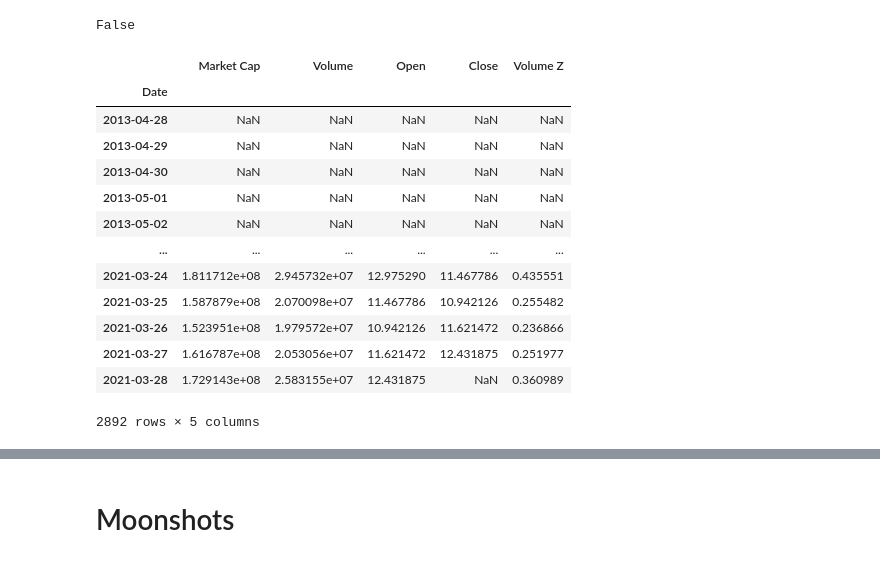
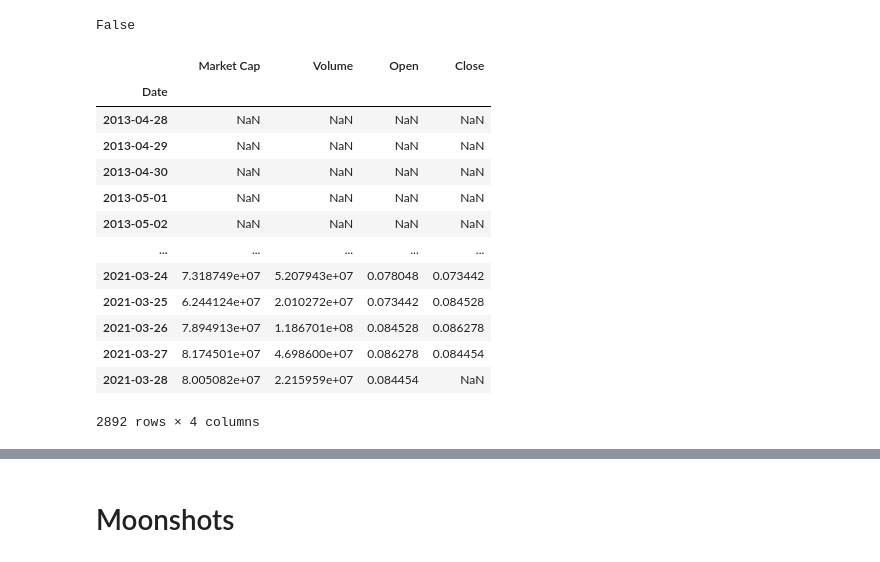
Before and after one commit to bplfamily/bplnotebooks, a Jupyter notebook: 01 - CoinGecko/Reverse ticks.ipynb, the cells around one changed output, grey strips where cells are left out. Saved outputs shown, nothing was run; the diff lists cells and outputs as text; code cells hidden in the pictures.

```diff
--- a/01 - CoinGecko/Reverse ticks.ipynb
+++ b/01 - CoinGecko/Reverse ticks.ipynb
@@ -75,21 +75,22 @@ def check_conditions(coin_id = None, DF = None, df = None):
 check_conditions(coin_id = 'bitcoin', DF = DF)
 # %% [output]
 False
-# %%
-sub_df
-# %% [output]
-|  | Market Cap | Volume | Open | Close | Volume Z |
-| Date |  |  |  |  |  |
-| 2013-04-28 | NaN | NaN | NaN | NaN | NaN |
-| 2013-04-29 | NaN | NaN | NaN | NaN | NaN |
-| 2013-04-30 | NaN | NaN | NaN | NaN | NaN |
-| 2013-05-01 | NaN | NaN | NaN | NaN | NaN |
-| 2013-05-02 | NaN | NaN | NaN | NaN | NaN |
-| ... | ... | ... | ... | ... | ... |
-| 2021-03-24 | 1.811712e+08 | 2.945732e+07 | 12.975290 | 11.467786 | 0.435551 |
-| 2021-03-25 | 1.587879e+08 | 2.070098e+07 | 11.467786 | 10.942126 | 0.255482 |
-| 2021-03-26 | 1.523951e+08 | 1.979572e+07 | 10.942126 | 11.621472 | 0.236866 |
-| 2021-03-27 | 1.616787e+08 | 2.053056e+07 | 11.621472 | 12.431875 | 0.251977 |
-| 2021-03-28 | 1.729143e+08 | 2.583155e+07 | 12.431875 | NaN | 0.360989 |
-2892 rows × 5 columns
+# %%
+sub_df = DF['spendcoin']
+sub_df
+# %% [output]
+|  | Market Cap | Volume | Open | Close |
+| Date |  |  |  |  |
+| 2013-04-28 | NaN | NaN | NaN | NaN |
+| 2013-04-29 | NaN | NaN | NaN | NaN |
+| 2013-04-30 | NaN | NaN | NaN | NaN |
+| 2013-05-01 | NaN | NaN | NaN | NaN |
+| 2013-05-02 | NaN | NaN | NaN | NaN |
+| ... | ... | ... | ... | ... |
+| 2021-03-24 | 7.318749e+07 | 5.207943e+07 | 0.078048 | 0.073442 |
+| 2021-03-25 | 6.244124e+07 | 2.010272e+07 | 0.073442 | 0.084528 |
+| 2021-03-26 | 7.894913e+07 | 1.186701e+08 | 0.084528 | 0.086278 |
+| 2021-03-27 | 8.174501e+07 | 4.698600e+07 | 0.086278 | 0.084454 |
+| 2021-03-28 | 8.005082e+07 | 2.215959e+07 | 0.084454 | NaN |
+2892 rows × 4 columns
 # %%
```
Also changed, not shown: parts of 6 cells of this notebook.
